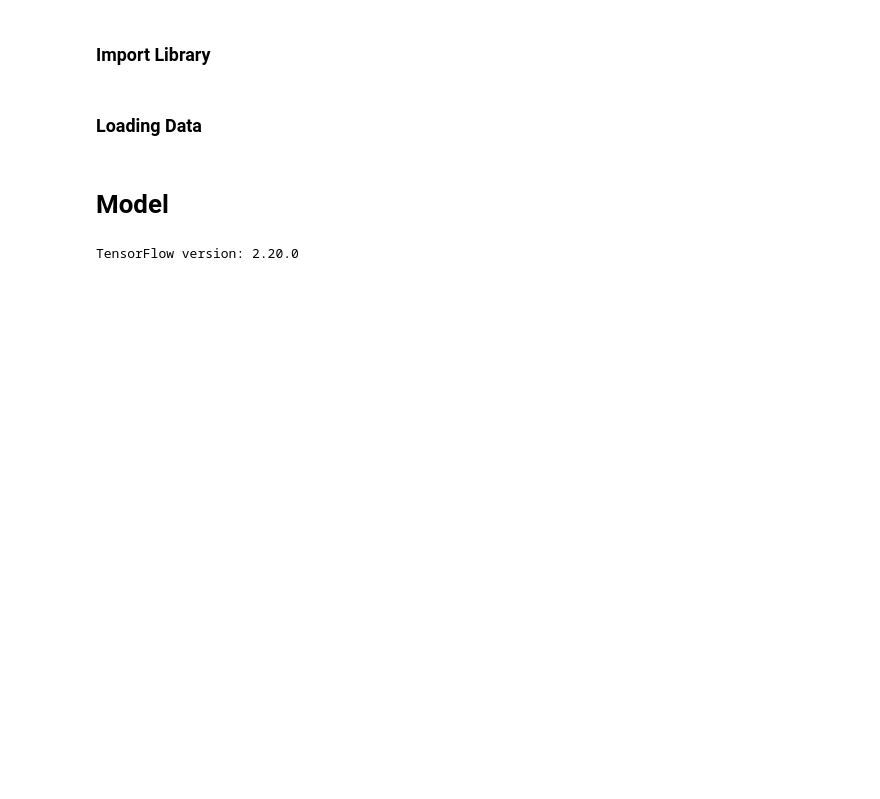
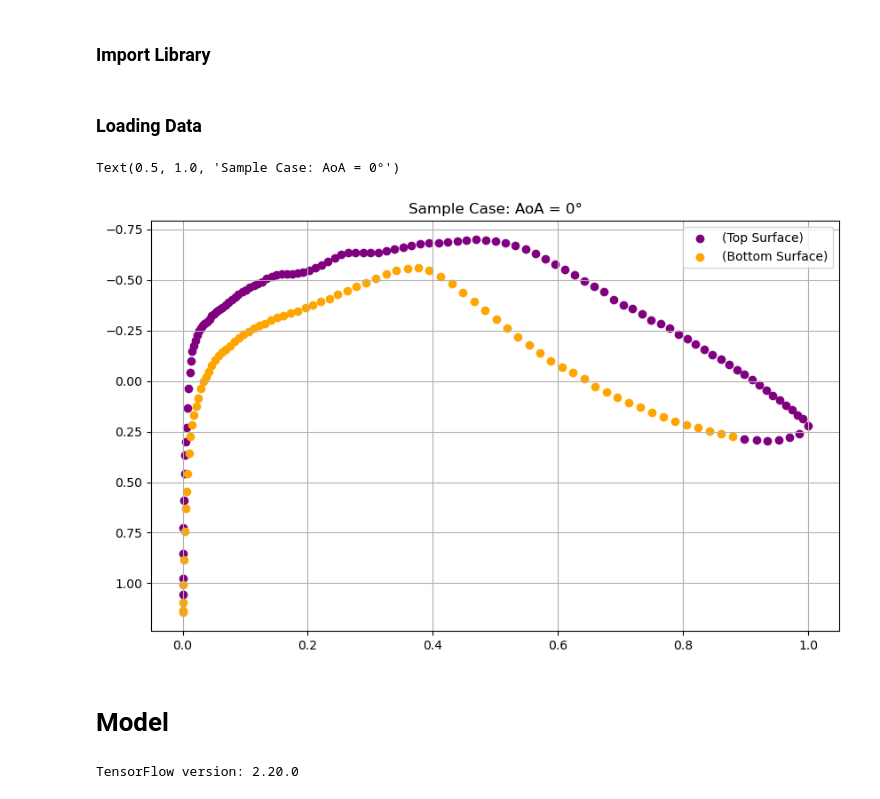
Before and after one commit to ItsKong/CFD-Machine-learning, a Jupyter notebook: Rae2822-Model.ipynb, the cells around one changed output. Cells and saved outputs as stored; diff of their text form; code cells hidden in the pictures; blank space fills up the shorter version.

```diff
--- a/Rae2822-Model.ipynb
+++ b/Rae2822-Model.ipynb
@@ -35,19 +35,22 @@ print(full_data[full_data.isna().any(axis=1)])
 print(f"Total rows: {len(full_data)}")
 full_data[['Pressure_Coefficient', 'AoA', 'x', 'y']].head(300)
 # %%
-sample_aoa = 6
+sample_aoa = 0
 sample_case = full_data[full_data['AoA'] == sample_aoa]
 
 plt.figure(figsize=(10, 6))
 top_surface = sample_case[sample_case['y'] > 0].sort_values(by='x')
 bottom_surface = sample_case[sample_case['y'] <= 0].sort_values(by='x')
 
 plt.scatter(top_surface['x'], top_surface['Pressure_Coefficient'], color='purple', label='(Top Surface)')
 plt.scatter(bottom_surface['x'], bottom_surface['Pressure_Coefficient'],color='orange', label='(Bottom Surface)')
 plt.gca().invert_yaxis()
 plt.legend()
 plt.grid(True)
 plt.title(f"Sample Case: AoA = {sample_aoa}°")
+# %% [output]
+Text(0.5, 1.0, 'Sample Case: AoA = 0°')
+[figure, added]
 # %% [markdown]
 # Model
 # %%
```
Also changed, not shown: parts of 3 cells of this notebook.
